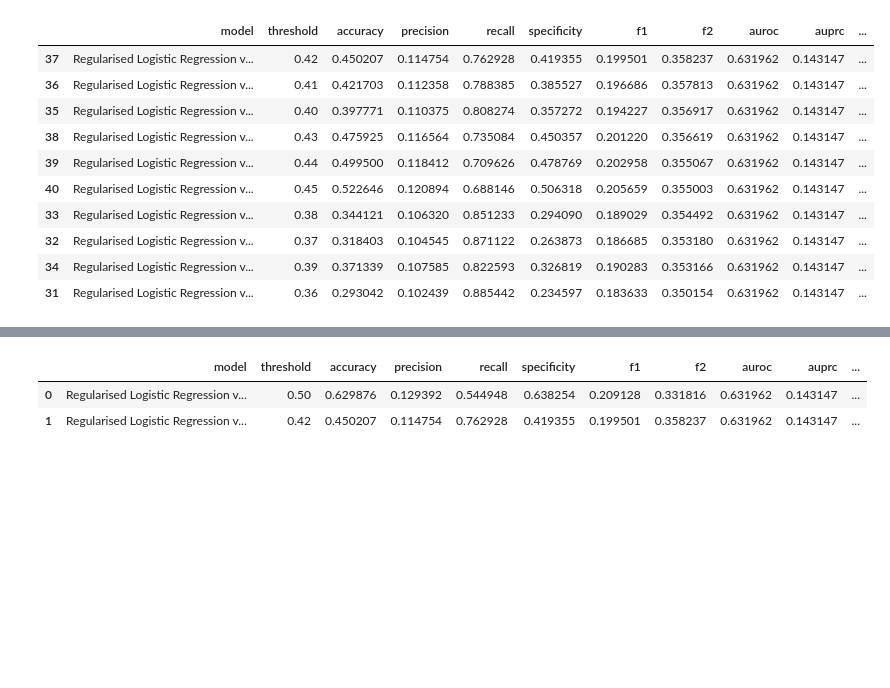
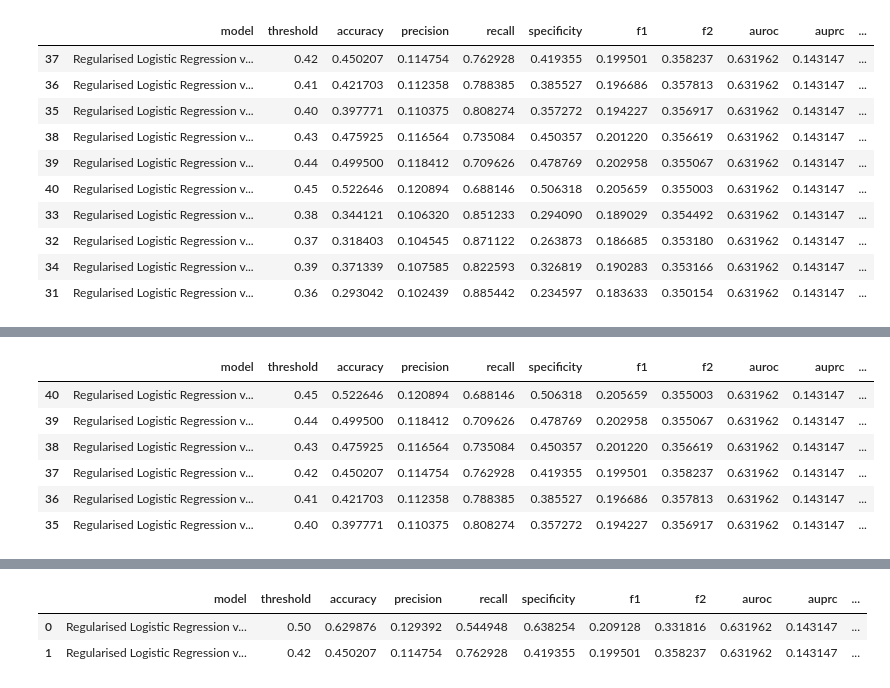
Before and after one commit to mxh210/Summer-Individual-Project, a Jupyter notebook: Processing_Pipeline/03_prediction_model_optimisation.ipynb, the cells around one changed output, grey strips where cells are left out. Drawn from its saved outputs; the diff is of its cells as text; code cells hidden in the pictures; blank space fills up the shorter version.

```diff
--- a/Processing_Pipeline/03_prediction_model_optimisation.ipynb
+++ b/Processing_Pipeline/03_prediction_model_optimisation.ipynb
@@ -464,0 +549,13 @@ Name: 37, dtype: object
+# %%
+candidate_thresholds.sort_values(
+    by="threshold",
+    ascending=False
+)
+# %% [output]
+|  | model | threshold | accuracy | precision | recall | specificity | f1 | f2 | auroc | auprc | ... |
+| 40 | Regularised Logistic Regression v... | 0.45 | 0.522646 | 0.120894 | 0.688146 | 0.506318 | 0.205659 | 0.355003 | 0.631962 | 0.143147 | ... |
+| 39 | Regularised Logistic Regression v... | 0.44 | 0.499500 | 0.118412 | 0.709626 | 0.478769 | 0.202958 | 0.355067 | 0.631962 | 0.143147 | ... |
+| 38 | Regularised Logistic Regression v... | 0.43 | 0.475925 | 0.116564 | 0.735084 | 0.450357 | 0.201220 | 0.356619 | 0.631962 | 0.143147 | ... |
+| 37 | Regularised Logistic Regression v... | 0.42 | 0.450207 | 0.114754 | 0.762928 | 0.419355 | 0.199501 | 0.358237 | 0.631962 | 0.143147 | ... |
+| 36 | Regularised Logistic Regression v... | 0.41 | 0.421703 | 0.112358 | 0.788385 | 0.385527 | 0.196686 | 0.357813 | 0.631962 | 0.143147 | ... |
+| 35 | Regularised Logistic Regression v... | 0.40 | 0.397771 | 0.110375 | 0.808274 | 0.357272 | 0.194227 | 0.356917 | 0.631962 | 0.143147 | ... |
```
Also changed, not shown: parts of 8 cells of this notebook, 2 other files.
